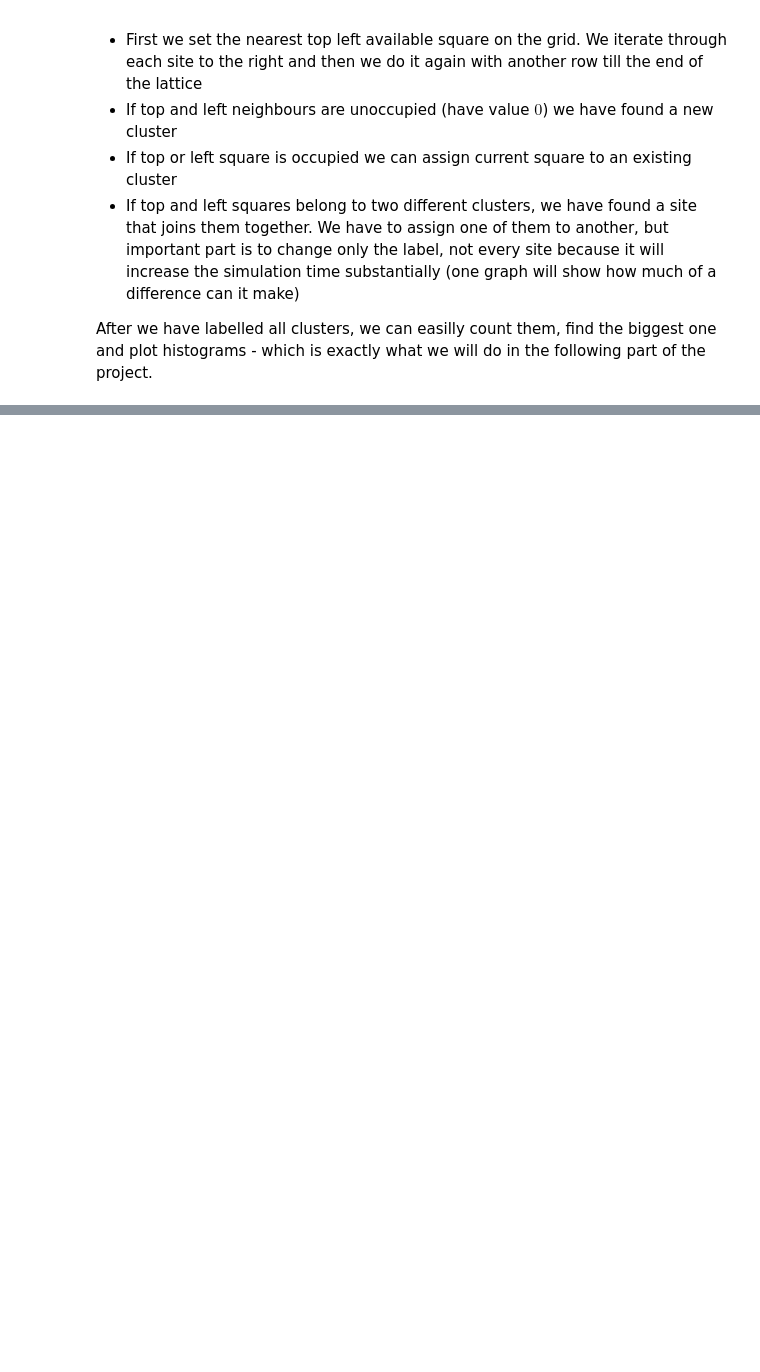
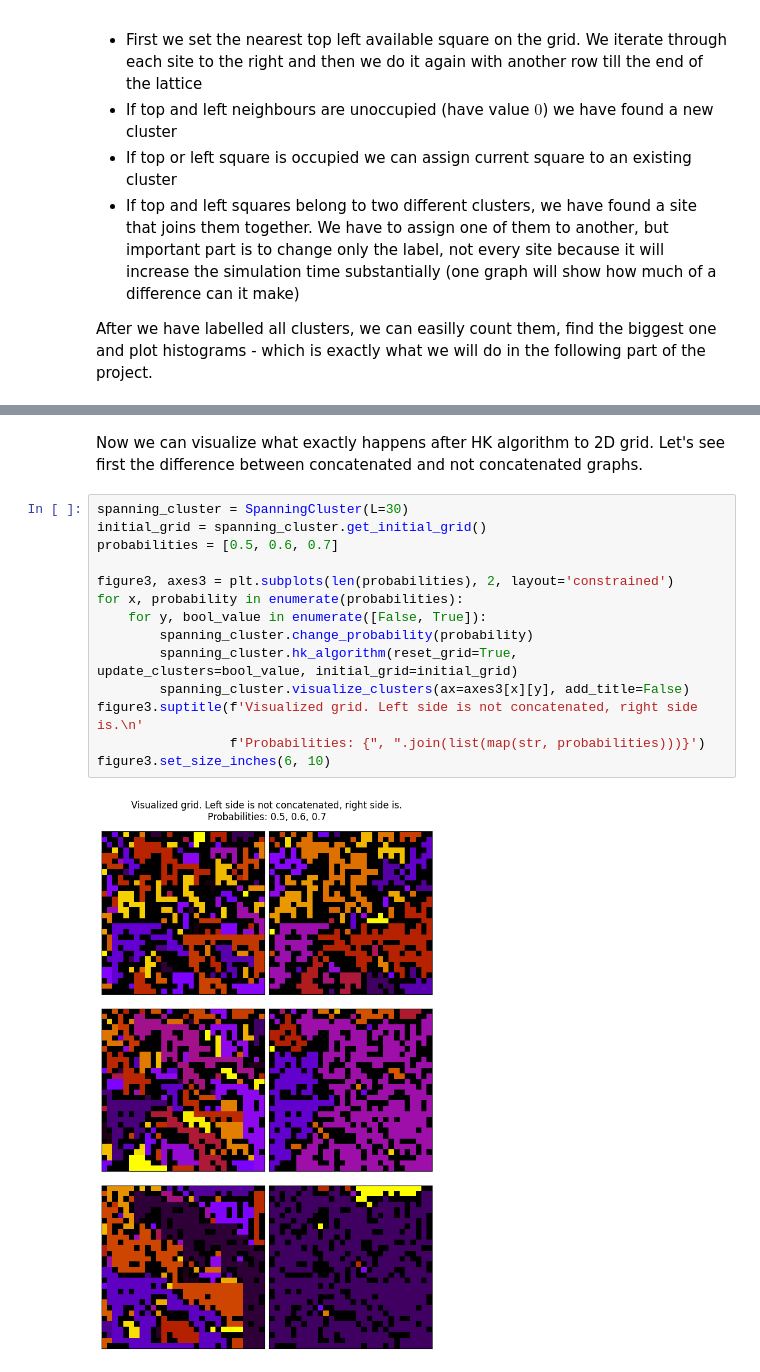
Before and after one commit to Yolonek/Percolation, a Jupyter notebook: SpanningClusterDescription.ipynb, the cells around one changed output, grey strips where cells are left out. Saved outputs shown, nothing was run; the diff lists cells and outputs as text; blank space fills up the shorter version.

```diff
--- a/SpanningClusterDescription.ipynb
+++ b/SpanningClusterDescription.ipynb
@@ -15,0 +102,18 @@ After we have labelled all clusters, we can easilly count them, find the biggest
+# %% [markdown]
+Now we can visualize what exactly happens after HK algorithm to 2D grid. Let's see first the difference between concatenated and not concatenated graphs.
+# %%
+spanning_cluster = SpanningCluster(L=30)
+initial_grid = spanning_cluster.get_initial_grid()
+probabilities = [0.5, 0.6, 0.7]
+
+figure3, axes3 = plt.subplots(len(probabilities), 2, layout='constrained')
+for x, probability in enumerate(probabilities):
+    for y, bool_value in enumerate([False, True]):
+        spanning_cluster.change_probability(probability)
+        spanning_cluster.hk_algorithm(reset_grid=True, update_clusters=bool_value, initial_grid=initial_grid)
+        spanning_cluster.visualize_clusters(ax=axes3[x][y], add_title=False)
+figure3.suptitle(f'Visualized grid. Left side is not concatenated, right side is.\n'
+                 f'Probabilities: {", ".join(list(map(str, probabilities)))}')
+figure3.set_size_inches(6, 10)
+# %% [output]
+[figure, added]
```
Also changed, not shown: parts of 15 cells of this notebook, 11 other files.
